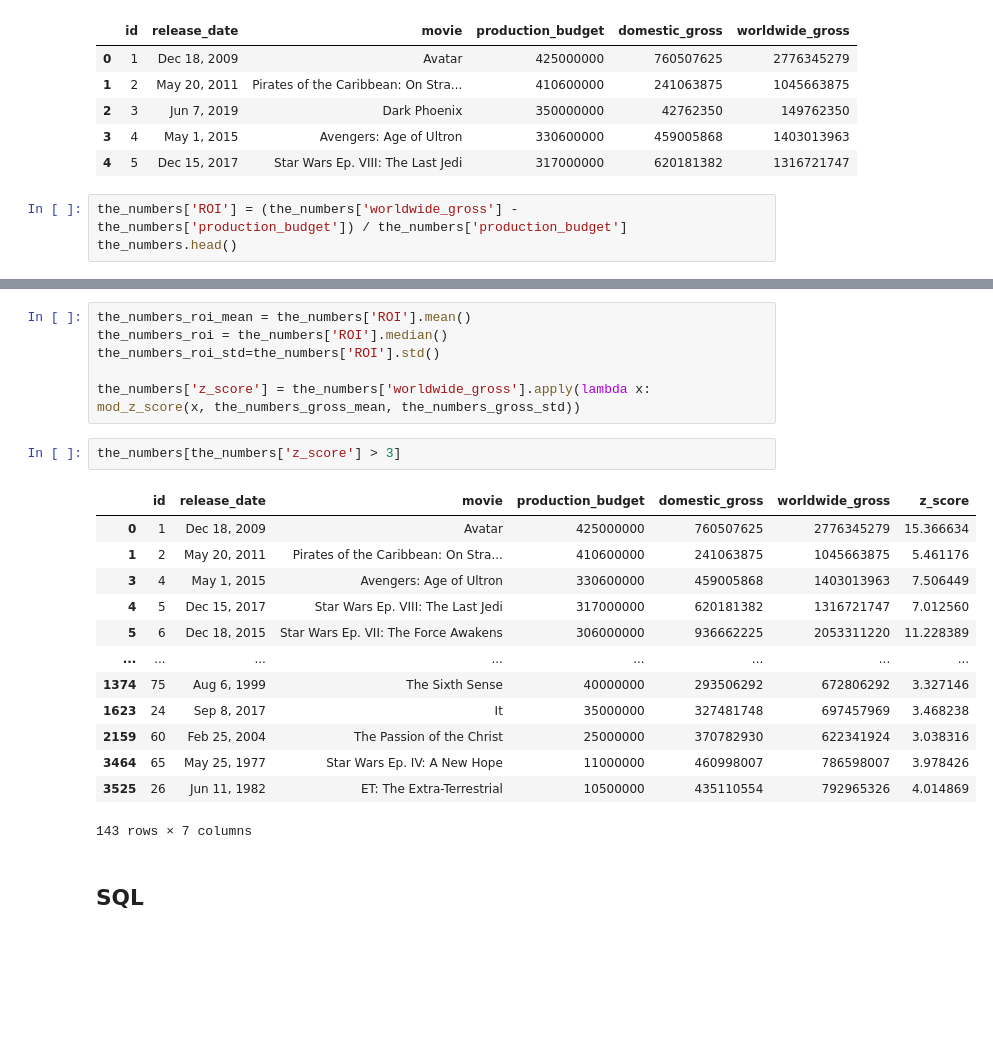
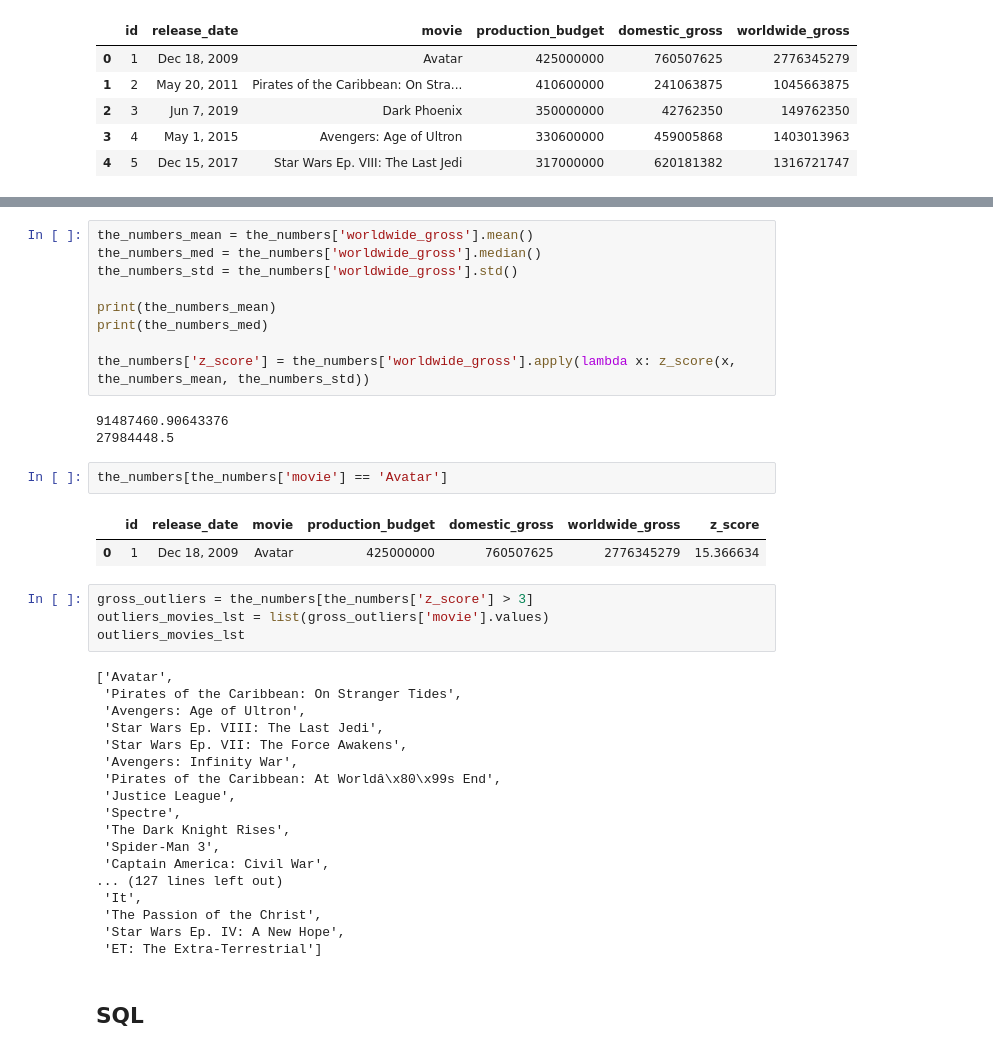
Before and after one commit to racday/ai-capstone, a Jupyter notebook: index.ipynb, the cells around one changed output, grey strips where cells are left out. Cells and saved outputs as stored; diff of their text form; blank space fills up the shorter version.

```diff
--- a/index.ipynb
+++ b/index.ipynb
@@ -203,6 +201,3 @@ the_numbers.head()
 | 2 | 3 | Jun 7, 2019 | Dark Phoenix | 350000000 | 42762350 | 149762350 |
 | 3 | 4 | May 1, 2015 | Avengers: Age of Ultron | 330600000 | 459005868 | 1403013963 |
 | 4 | 5 | Dec 15, 2017 | Star Wars Ep. VIII: The Last Jedi | 317000000 | 620181382 | 1316721747 |
-# %%
-the_numbers['ROI'] = (the_numbers['worldwide_gross'] - the_numbers['production_budget']) / the_numbers['production_budget']
-the_numbers.head()
@@ -216,25 +204,42 @@ the_numbers.head()
 # %%
-the_numbers_roi_mean = the_numbers['ROI'].mean()
-the_numbers_roi = the_numbers['ROI'].median()
-the_numbers_roi_std=the_numbers['ROI'].std()
+the_numbers_mean = the_numbers['worldwide_gross'].mean()
+the_numbers_med = the_numbers['worldwide_gross'].median()
+the_numbers_std = the_numbers['worldwide_gross'].std()
 
-the_numbers['z_score'] = the_numbers['worldwide_gross'].apply(lambda x: mod_z_score(x, the_numbers_gross_mean, the_numbers_gross_std))
+print(the_numbers_mean)
+print(the_numbers_med)
+
+the_numbers['z_score'] = the_numbers['worldwide_gross'].apply(lambda x: z_score(x, the_numbers_mean, the_numbers_std))
+# %% [output]
+91487460.90643376
+27984448.5
 # %%
-the_numbers[the_numbers['z_score'] > 3]
+the_numbers[the_numbers['movie'] == 'Avatar']
 # %% [output]
 |  | id | release_date | movie | production_budget | domestic_gross | worldwide_gross | z_score |
 | 0 | 1 | Dec 18, 2009 | Avatar | 425000000 | 760507625 | 2776345279 | 15.366634 |
-| 1 | 2 | May 20, 2011 | Pirates of the Caribbean: On Stra... | 410600000 | 241063875 | 1045663875 | 5.461176 |
-| 3 | 4 | May 1, 2015 | Avengers: Age of Ultron | 330600000 | 459005868 | 1403013963 | 7.506449 |
-| 4 | 5 | Dec 15, 2017 | Star Wars Ep. VIII: The Last Jedi | 317000000 | 620181382 | 1316721747 | 7.012560 |
-| 5 | 6 | Dec 18, 2015 | Star Wars Ep. VII: The Force Awakens | 306000000 | 936662225 | 2053311220 | 11.228389 |
-| ... | ... | ... | ... | ... | ... | ... | ... |
-| 1374 | 75 | Aug 6, 1999 | The Sixth Sense | 40000000 | 293506292 | 672806292 | 3.327146 |
-| 1623 | 24 | Sep 8, 2017 | It | 35000000 | 327481748 | 697457969 | 3.468238 |
-| 2159 | 60 | Feb 25, 2004 | The Passion of the Christ | 25000000 | 370782930 | 622341924 | 3.038316 |
-| 3464 | 65 | May 25, 1977 | Star Wars Ep. IV: A New Hope | 11000000 | 460998007 | 786598007 | 3.978426 |
-| 3525 | 26 | Jun 11, 1982 | ET: The Extra-Terrestrial | 10500000 | 435110554 | 792965326 | 4.014869 |
-143 rows × 7 columns
+# %%
+gross_outliers = the_numbers[the_numbers['z_score'] > 3]
+outliers_movies_lst = list(gross_outliers['movie'].values)
+outliers_movies_lst
+# %% [output]
+['Avatar',
+ 'Pirates of the Caribbean: On Stranger Tides',
+ 'Avengers: Age of Ultron',
+ 'Star Wars Ep. VIII: The Last Jedi',
+ 'Star Wars Ep. VII: The Force Awakens',
+ 'Avengers: Infinity War',
+ 'Pirates of the Caribbean: At Worldâ\x80\x99s End',
+ 'Justice League',
+ 'Spectre',
+ 'The Dark Knight Rises',
+ 'Spider-Man 3',
+ 'Captain America: Civil War',
+... (127 lines left out)
+ 'It',
+ 'The Passion of the Christ',
+ 'Star Wars Ep. IV: A New Hope',
+ 'ET: The Extra-Terrestrial']
 # %% [markdown]
 ## SQL
 # %%
```
Also changed, not shown: parts of 7 cells of this notebook, 1 other file.
